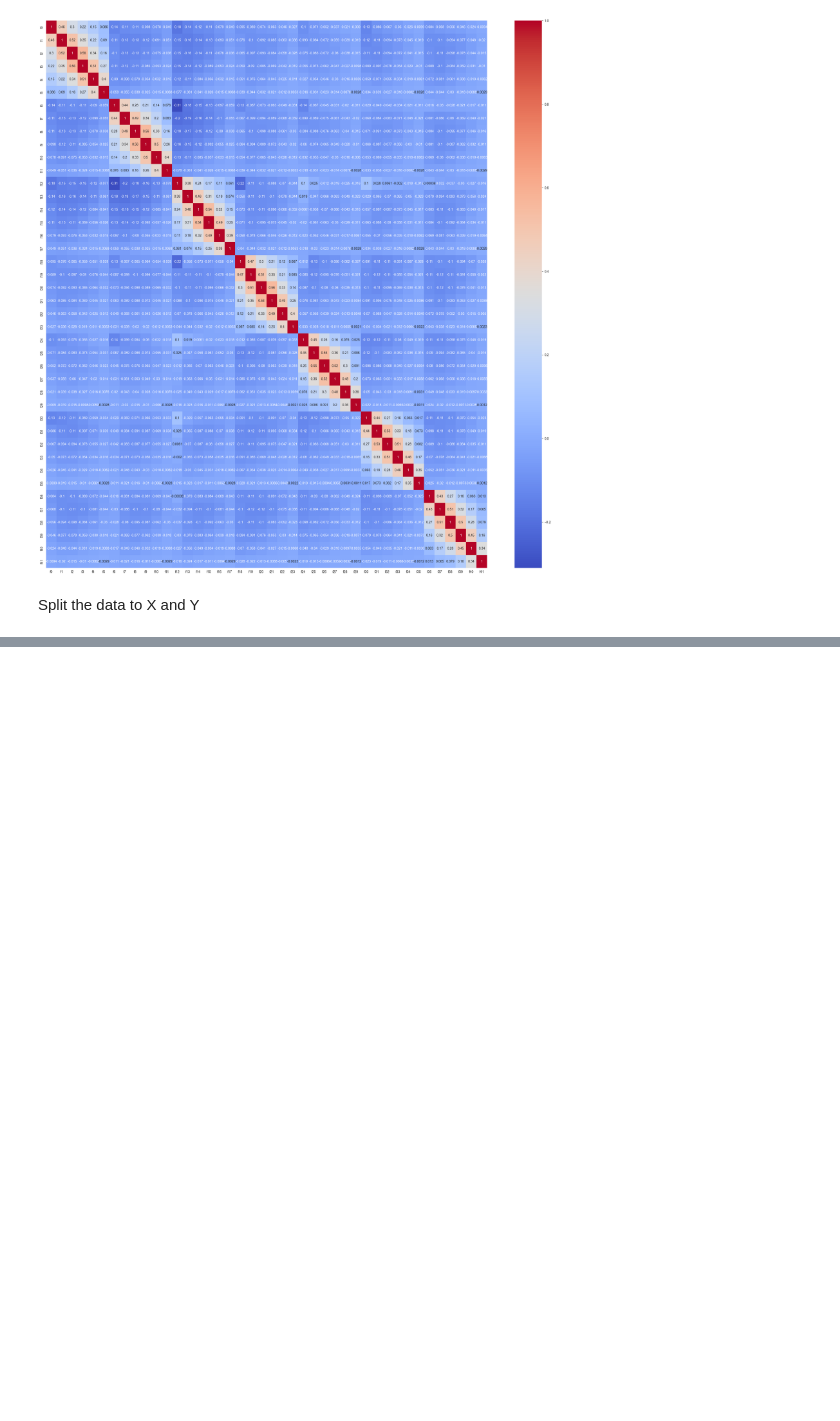
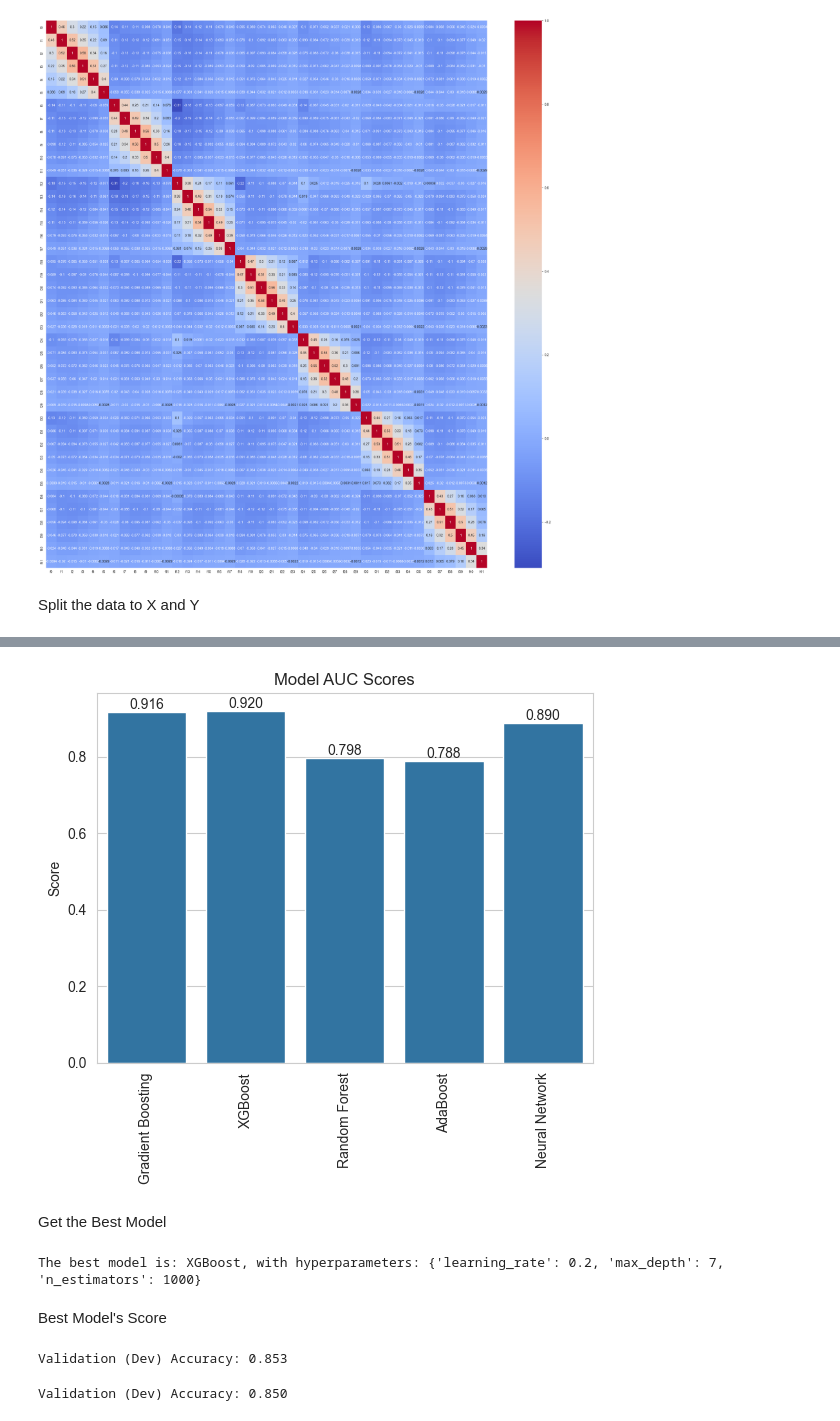
Before and after one commit to rotemchn/Applied-Machine-Learning, a Jupyter notebook: Assignment2/experiment.ipynb, the cells around one changed output, grey strips where cells are left out. Saved outputs shown, nothing was run; the diff lists cells and outputs as text; code cells hidden in the pictures; blank space fills up the shorter version.

```diff
--- a/Assignment2/experiment.ipynb
+++ b/Assignment2/experiment.ipynb
@@ -100,17 +100,16 @@ y_test = test['target']
 # %%
 models = [
     ('Gradient Boosting', GradientBoostingClassifier(), {
-        'n_estimators': [100, 200, 300],
-        'learning_rate': [0.1, 0.01, 0.001],
-        'max_depth': [3, 5, 7],
-        'subsample': [0.8, 1.0]
+        'n_estimators': [50, 100, 200, 300],
+        'learning_rate': [0.05, 0.1, 0.2],
+        'max_depth': [3, 4, 5, 7]
     }),
     ('XGBoost', XGBClassifier(objective='multi:softprob'), {
-    'n_estimators': [100, 500, 1000],
-    'learning_rate': [0.1, 0.01, 0.001],
+    'n_estimators': [100, 200, 500, 1000],
+    'learning_rate': [0.2, 0.1, 0.05, 0.01],
     'max_depth': [3, 5, 7],}),
     ('Random Forest', RandomForestClassifier(), {
-    'n_estimators': [100, 500, 1000],
+    'n_estimators': [100, 200, 500],
     'max_depth': [3, 5, 7],
     'min_samples_split': [2, 4, 6],}),
     ('AdaBoost', AdaBoostClassifier(), {
@@ -118,7 +117,7 @@ models = [
     'learning_rate': [0.1, 0.5, 1.0]
     }),
     ('Neural Network', MLPClassifier(), {
-    'hidden_layer_sizes': [(50,), (100,), (200,)],
+    'hidden_layer_sizes': [(50,), (100,), (200,), (500,)],
     'alpha': [0.0001, 0.001, 0.01],}),
           ]
 # %%
@@ -136,0 +154,44 @@ Fitting 3 folds for each of 54 candidates, totalling 162 fits
+# %%
+# get name and score values
+names = [item[0] for item in results]
+scores = [item[1] for item in results]
+
+# create a bar plot
+sns.barplot(x=names, y=scores)
+plt.ylabel('Score')
+plt.title('Model AUC Scores')
+
+# Annotate the bars with score values
+for i, score in enumerate(scores):
+    plt.annotate(f'{score:.3f}', (i, score), ha='center', va='bottom')
+
+plt.xticks(rotation=90)
+plt.show()
+# %% [output]
+[figure, added]
+# %% [markdown]
+Get the Best Model
+# %%
+best_model = (None, 0, None, None)
+for name, score, params, estimator in results:
+    if score > best_model[1]:
+        best_model = (name, score, params, estimator)
+print(f"The best model is: {best_model[0]}, with hyperparameters: {best_model[2]}")
+# %% [output]
+The best model is: XGBoost, with hyperparameters: {'learning_rate': 0.2, 'max_depth': 7, 'n_estimators': 1000}
+# %% [markdown]
+Best Model's Score
+# %%
+# Evaluate the best model on the validation (dev) set
+y_pred = best_model[3].predict(x_dev)
+accuracy = accuracy_score(y_dev, y_pred)
+print(f'Validation (Dev) Accuracy: {accuracy:.3f}')
+# %% [output]
+Validation (Dev) Accuracy: 0.853
+# %%
+# Evaluate the best model on the validation (dev) set
+y_pred = best_model[3].predict(x_test)
+accuracy = accuracy_score(y_test, y_pred)
+print(f'Validation (Dev) Accuracy: {accuracy:.3f}')
+# %% [output]
+Validation (Dev) Accuracy: 0.850
```
Also changed, not shown: parts of 2 cells of this notebook.
